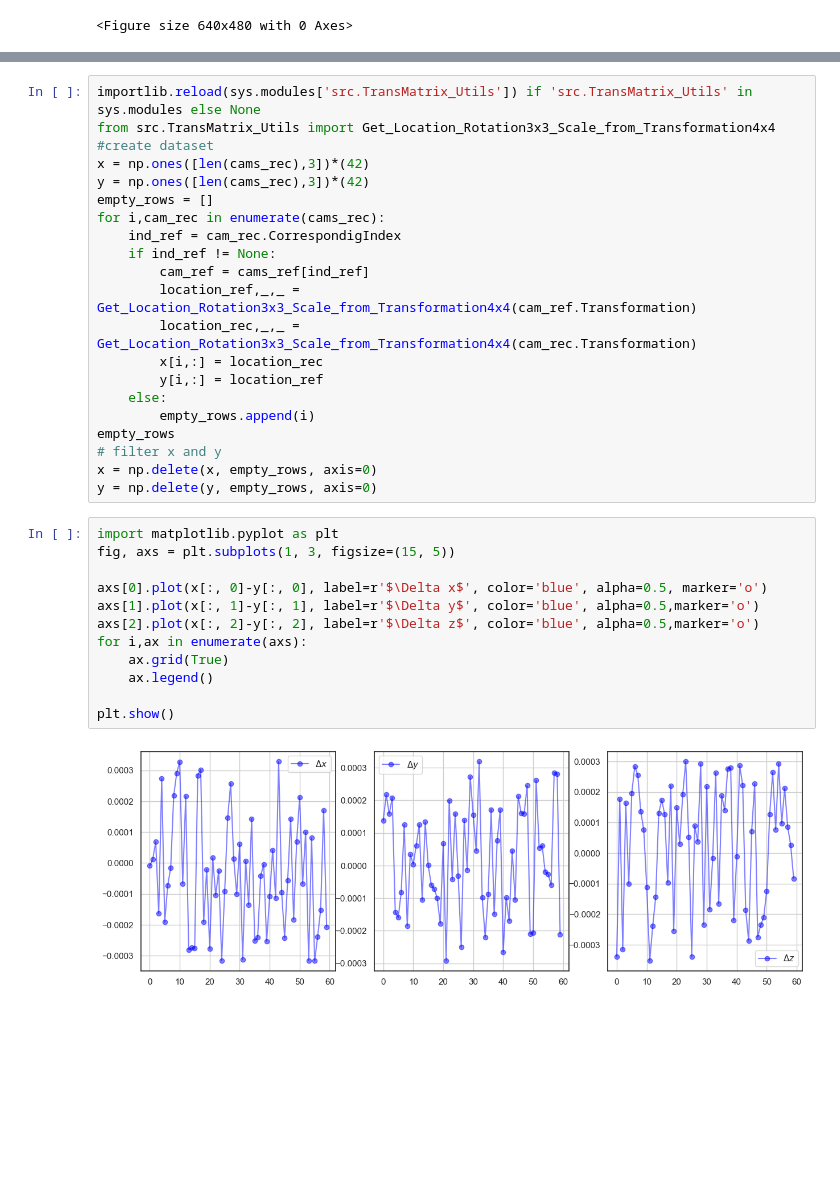
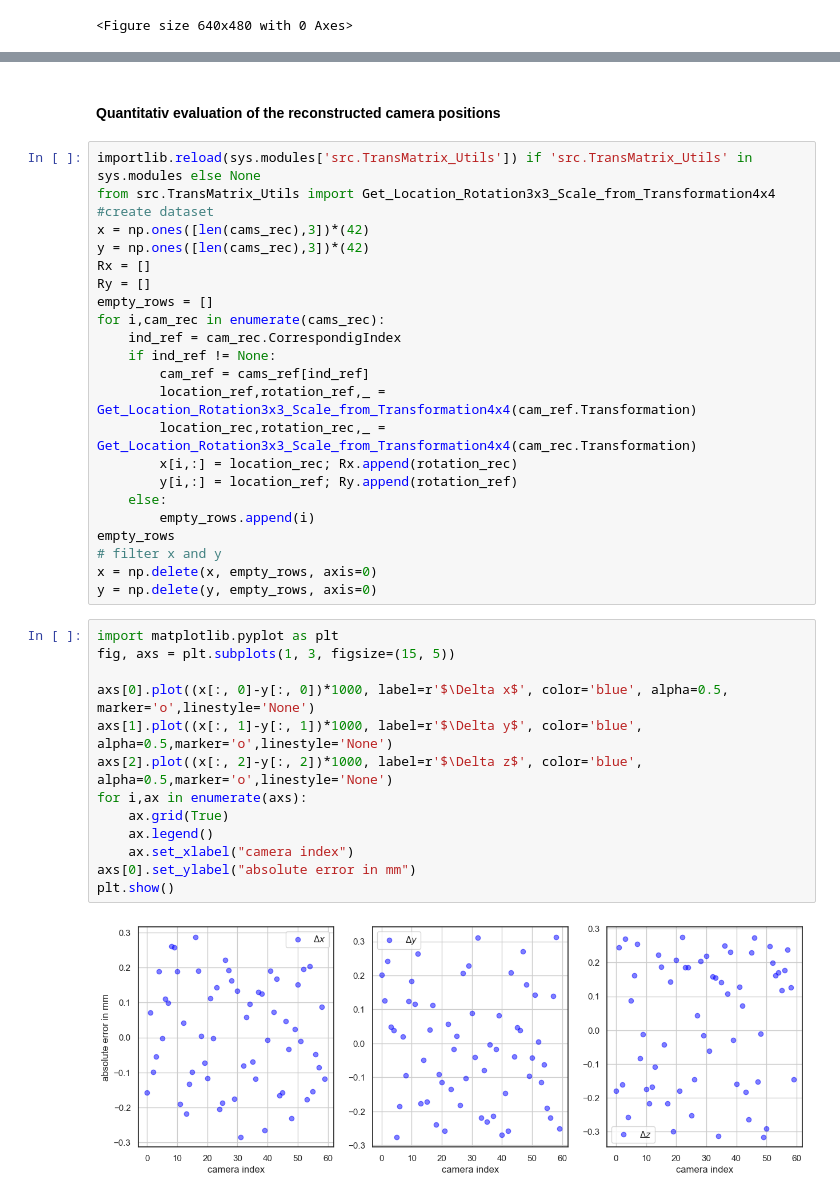
Before and after one commit to tobiashead/synthetic-pipeline-for-3d-reconstruction-of-falling-particles, a Jupyter notebook: pipeline_evaluation.ipynb, the cells around one changed output, grey strips where cells are left out. Cells and saved outputs as stored; diff of their text form; blank space fills up the shorter version.

Commit message:
Add a evaluation for the orientation and position of the reconstructed camera

```diff
--- a/pipeline_evaluation.ipynb
+++ b/pipeline_evaluation.ipynb
@@ -244,19 +243,23 @@ initialize camera pose visualizer
 <Figure size 640x480 with 0 Axes>
+# %% [markdown]
+#### Quantitativ evaluation of the reconstructed camera positions
 # %%
 importlib.reload(sys.modules['src.TransMatrix_Utils']) if 'src.TransMatrix_Utils' in sys.modules else None
 from src.TransMatrix_Utils import Get_Location_Rotation3x3_Scale_from_Transformation4x4
 #create dataset
 x = np.ones([len(cams_rec),3])*(42)
 y = np.ones([len(cams_rec),3])*(42)
+Rx = []
+Ry = []
 empty_rows = []
 for i,cam_rec in enumerate(cams_rec):
     ind_ref = cam_rec.CorrespondigIndex
     if ind_ref != None:
         cam_ref = cams_ref[ind_ref]
-        location_ref,_,_ = Get_Location_Rotation3x3_Scale_from_Transformation4x4(cam_ref.Transformation)
-        location_rec,_,_ = Get_Location_Rotation3x3_Scale_from_Transformation4x4(cam_rec.Transformation)
-        x[i,:] = location_rec
-        y[i,:] = location_ref
+        location_ref,rotation_ref,_ = Get_Location_Rotation3x3_Scale_from_Transformation4x4(cam_ref.Transformation)
+        location_rec,rotation_rec,_ = Get_Location_Rotation3x3_Scale_from_Transformation4x4(cam_rec.Transformation)
+        x[i,:] = location_rec; Rx.append(rotation_rec)
+        y[i,:] = location_ref; Ry.append(rotation_ref)
     else:
         empty_rows.append(i)
 empty_rows
@@ -266,14 +269,15 @@ y = np.delete(y, empty_rows, axis=0)
 # %%
 import matplotlib.pyplot as plt
 fig, axs = plt.subplots(1, 3, figsize=(15, 5))
 
-axs[0].plot(x[:, 0]-y[:, 0], label=r'$\Delta x$', color='blue', alpha=0.5, marker='o')
-axs[1].plot(x[:, 1]-y[:, 1], label=r'$\Delta y$', color='blue', alpha=0.5,marker='o')
-axs[2].plot(x[:, 2]-y[:, 2], label=r'$\Delta z$', color='blue', alpha=0.5,marker='o')
+axs[0].plot((x[:, 0]-y[:, 0])*1000, label=r'$\Delta x$', color='blue', alpha=0.5, marker='o',linestyle='None')
+axs[1].plot((x[:, 1]-y[:, 1])*1000, label=r'$\Delta y$', color='blue', alpha=0.5,marker='o',linestyle='None')
+axs[2].plot((x[:, 2]-y[:, 2])*1000, label=r'$\Delta z$', color='blue', alpha=0.5,marker='o',linestyle='None')
 for i,ax in enumerate(axs):
     ax.grid(True)
     ax.legend()
-
+    ax.set_xlabel("camera index")
+axs[0].set_ylabel("absolute error in mm")
 plt.show()
 # %% [output]
-[figure, old version]
+[figure, new version]
```
Also changed, not shown: parts of 19 cells of this notebook.
